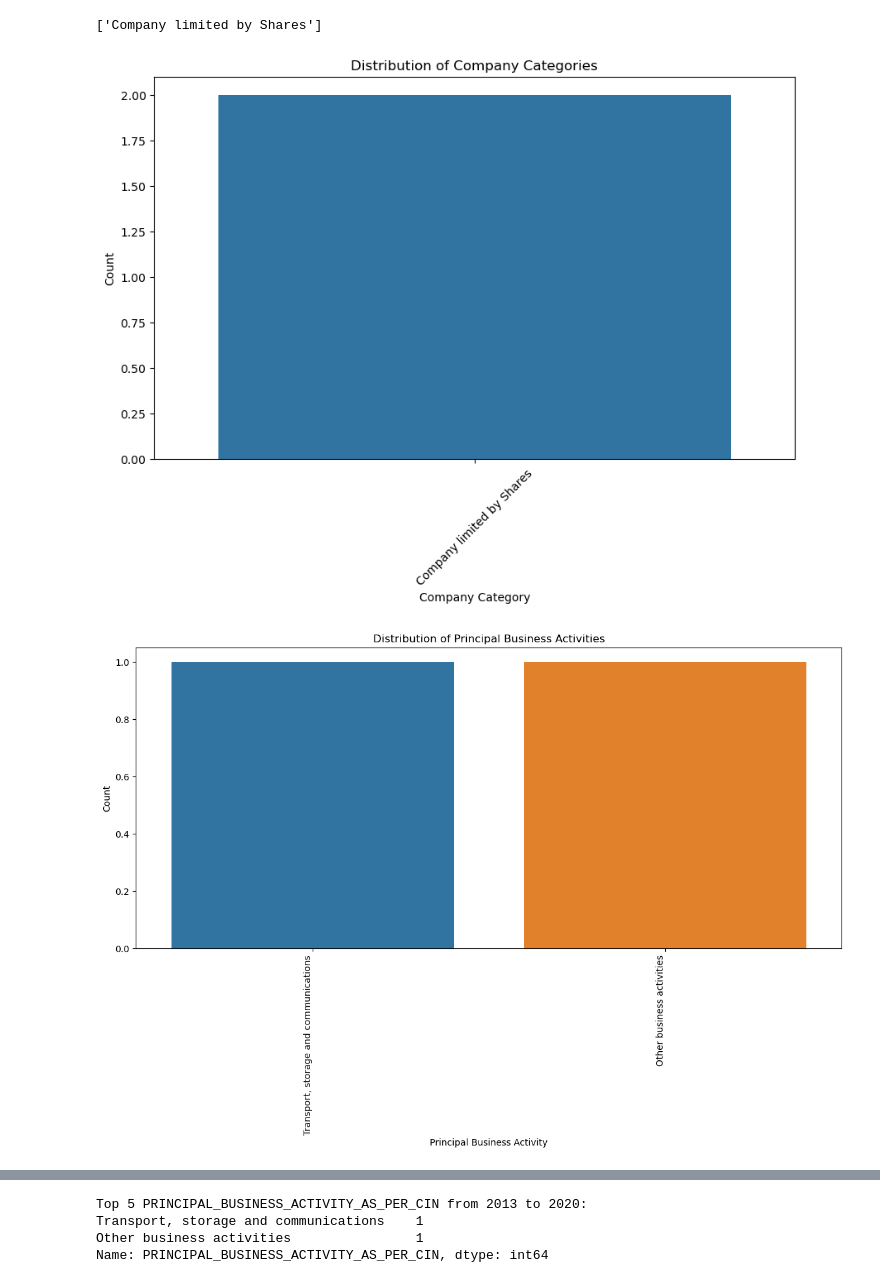
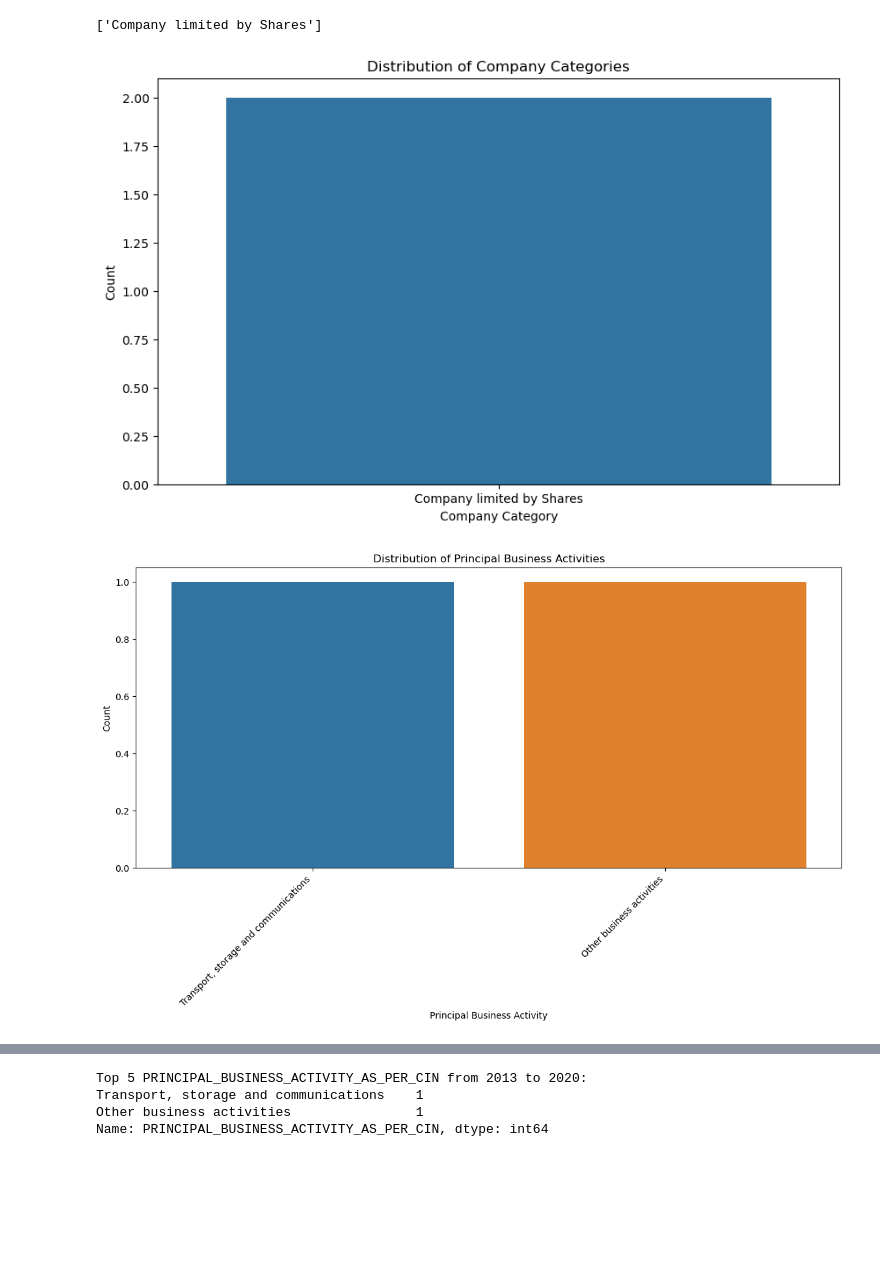
Before and after one commit to Soumiksb06/Statewise-business-comparison-and-forecast, a Jupyter notebook: SK_Companies.ipynb, the cells around one changed output, grey strips where cells are left out. Cells and saved outputs as stored; diff of their text form; code cells hidden in the pictures; blank space fills up the shorter version.

Commit message:
Sikkim

```diff
--- a/SK_Companies.ipynb
+++ b/SK_Companies.ipynb
@@ -5,5 +6,5 @@ import seaborn as sns
 # %%
-df = pd.read_csv("D:\Downloads\Sikkim.csv", encoding='ISO-8859-1',low_memory=False)
+df = pd.read_csv("data\Sikkim.csv", encoding='ISO-8859-1',low_memory=False)
 
 df
 # %% [output]
@@ -105,14 +105,14 @@ df['Company_Category'] =df['Company_Category'].replace(' ',np.nan)
 # %%
 # EDA - Distribution of Company Categories
 plt.figure(figsize=(10, 6))
 sns.countplot(x='Company_Category', data=df[(df['Registration_Year']<=2020) & (df['Registration_Year']>=1990)])
 plt.title('Distribution of Company Categories')
 plt.xlabel('Company Category')
 plt.ylabel('Count')
-plt.xticks(rotation=45)
+plt.xticks(rotation=0)
 plt.show()
 # %% [output]
-[figure, old version]
+[figure, new version]
 # %%
 # EDA - Distribution of Principal Business Activities
 plt.figure(figsize=(14, 6))
@@ -120,10 +120,10 @@ sns.countplot(x='PRINCIPAL_BUSINESS_ACTIVITY_AS_PER_CIN', data=df[(df['Registrat
 plt.title('Distribution of Principal Business Activities')
 plt.xlabel('Principal Business Activity')
 plt.ylabel('Count')
-plt.xticks(rotation=90, ha='right')
+plt.xticks(rotation=45, ha='right')
 plt.show()
 # %% [output]
-[figure, old version]
+[figure, new version]
 # %%
 # Find the top 5 business activities for each year
 top_activities = df.loc[(df['Registration_Year']>=1990) & (df['Registration_Year'] <= 2020)].groupby('Registration_Year')['PRINCIPAL_BUSINESS_ACTIVITY_AS_PER_CIN'].apply(lambda x: x.value_counts().nlargest(5).index.tolist())
```
Also changed, not shown: parts of 10 cells of this notebook.
